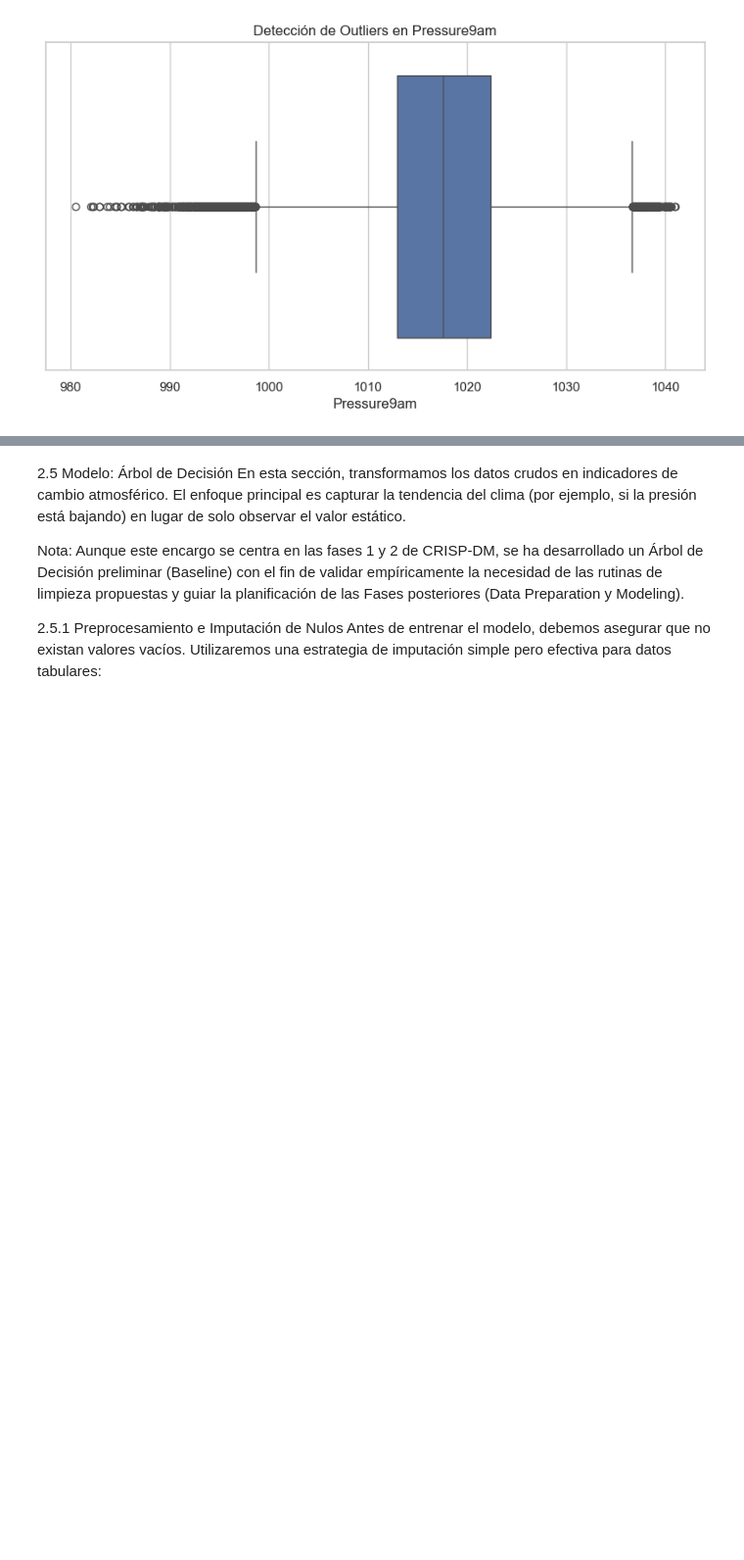
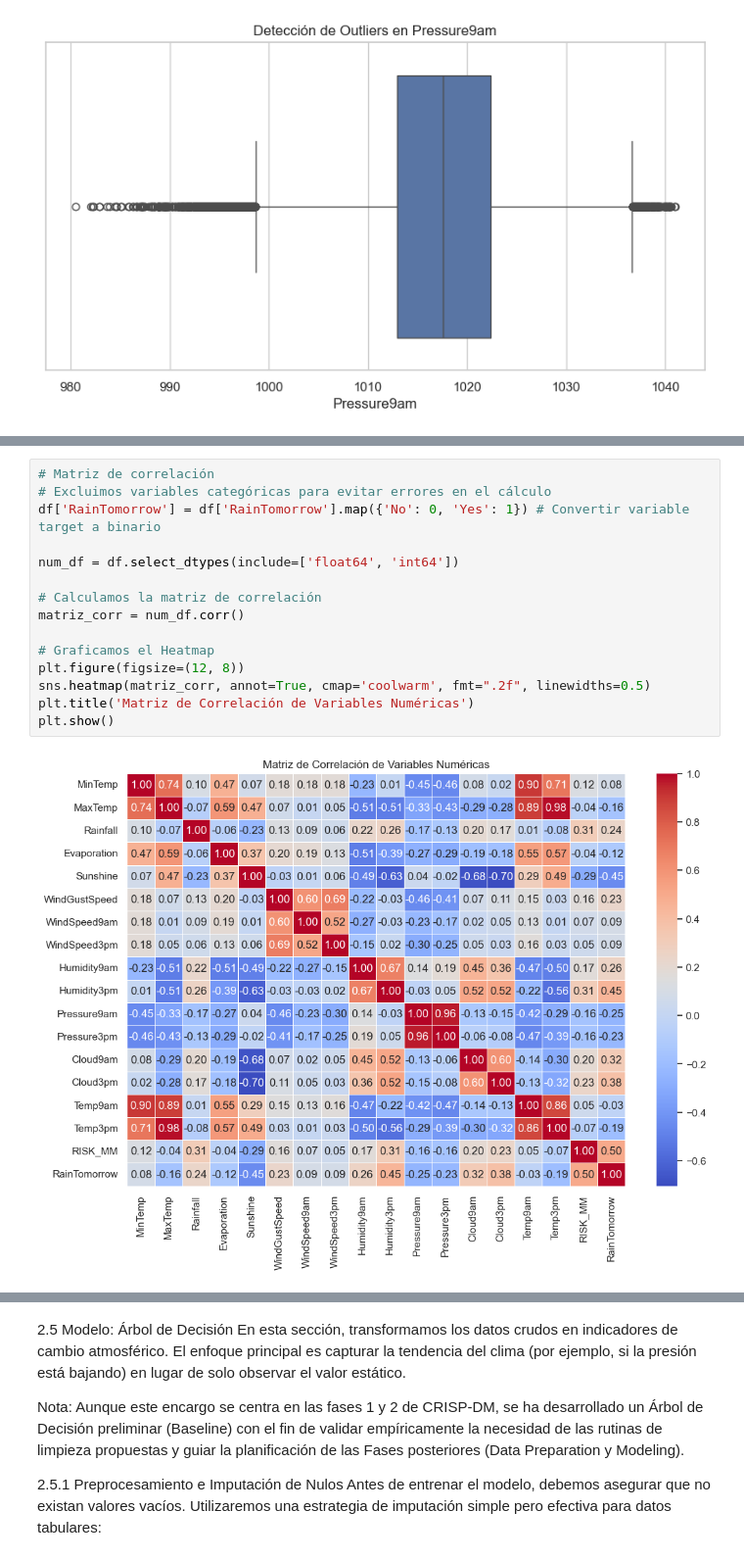
Before and after one commit to pcastro1985/mineria_datos, a Jupyter notebook: Prueba_1.ipynb, the cells around one changed output, grey strips where cells are left out. Shown at 98% size. Saved outputs shown, nothing was run; the diff lists cells and outputs as text; blank space fills up the shorter version.

```diff
--- a/Prueba_1.ipynb
+++ b/Prueba_1.ipynb
@@ -220,0 +212,17 @@ df.head()
+# %%
+# Matriz de correlación
+# Excluimos variables categóricas para evitar errores en el cálculo
+df['RainTomorrow'] = df['RainTomorrow'].map({'No': 0, 'Yes': 1}) # Convertir variable target a binario
+
+num_df = df.select_dtypes(include=['float64', 'int64'])
+
+# Calculamos la matriz de correlación
+matriz_corr = num_df.corr()
+
+# Graficamos el Heatmap
+plt.figure(figsize=(12, 8))
+sns.heatmap(matriz_corr, annot=True, cmap='coolwarm', fmt=".2f", linewidths=0.5)
+plt.title('Matriz de Correlación de Variables Numéricas')
+plt.show()
+# %% [output]
+[figure, added]
```
Also changed, not shown: parts of 6 cells of this notebook.
